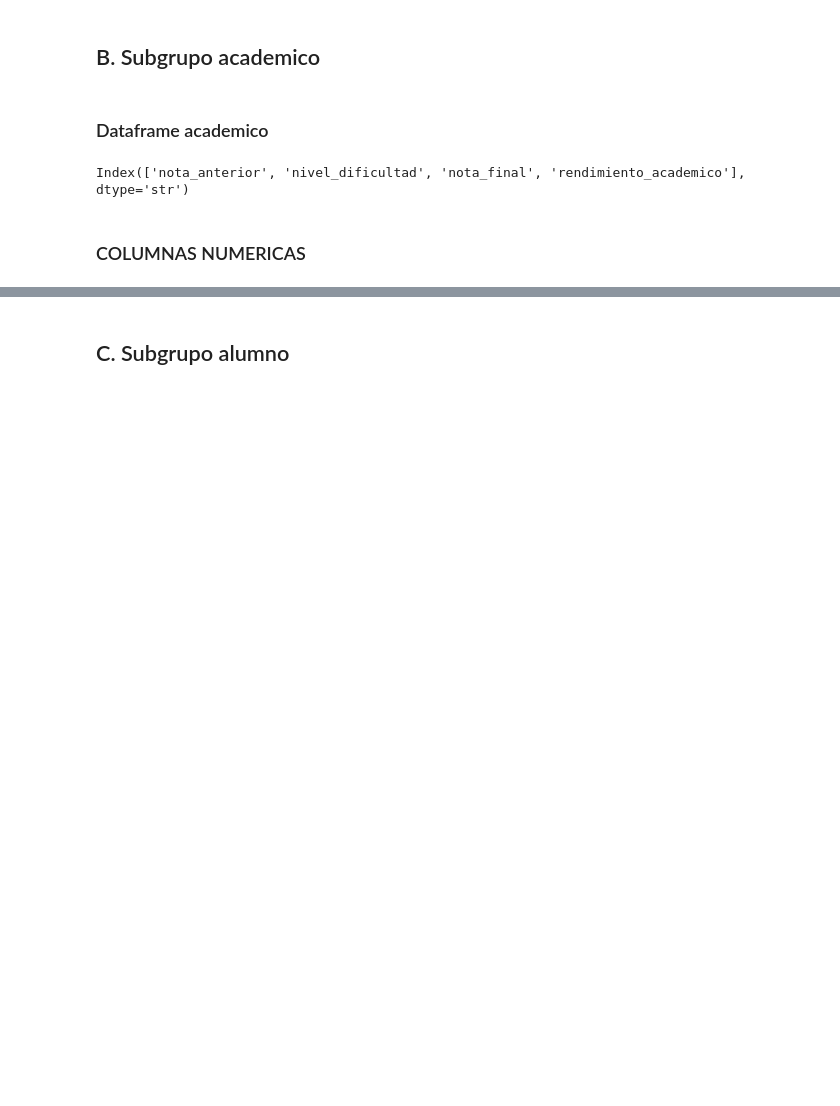
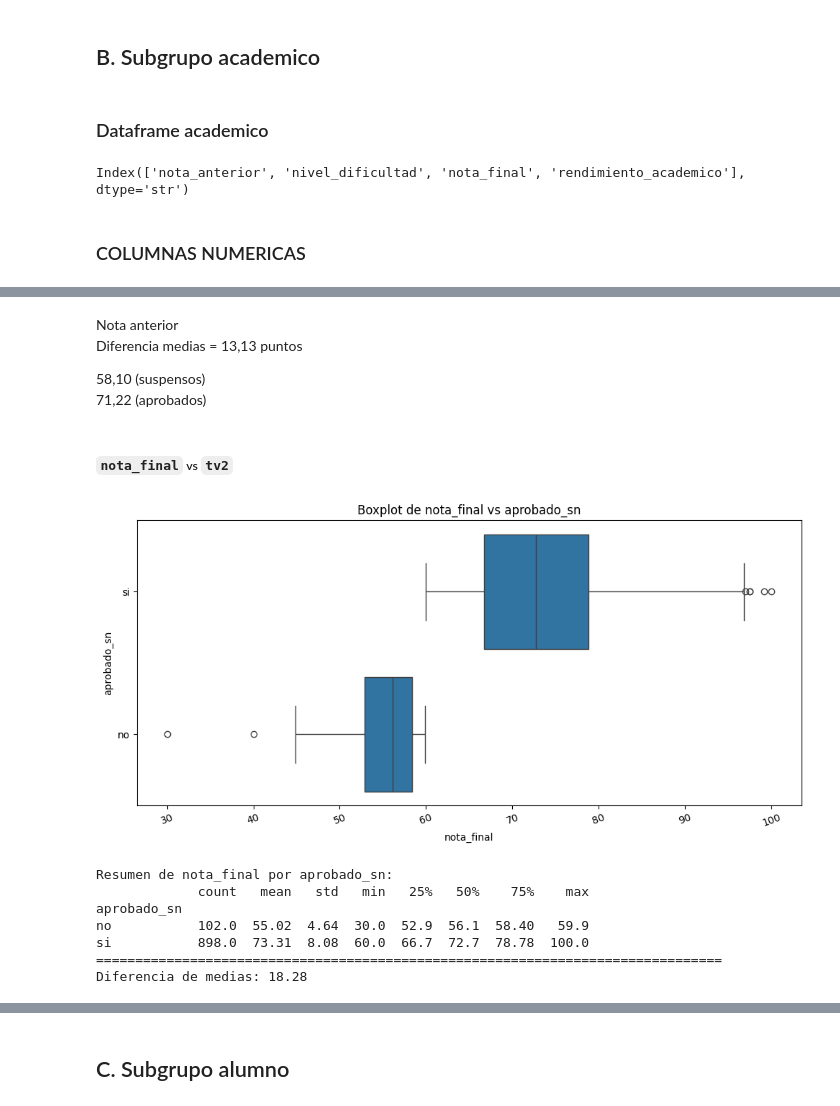
Before and after one commit to FM-Luque/5.DataProyect_Machine_Learning, a Jupyter notebook: notebooks/03_eda.ipynb, the cells around one changed output, grey strips where cells are left out. Saved outputs shown, nothing was run; the diff lists cells and outputs as text; code cells hidden in the pictures; blank space fills up the shorter version.

```diff
--- a/notebooks/03_eda.ipynb
+++ b/notebooks/03_eda.ipynb
@@ -443,0 +524,19 @@ Index(['nota_anterior', 'nivel_dificultad', 'nota_final', 'rendimiento_academico
+# %% [markdown]
+Nota anterior <br>
+Diferencia medias = 13,13 puntos
+
+58,10 (suspensos)<br>
+71,22 (aprobados)
+# %% [markdown]
+##### `nota_final` vs `tv2`
+# %%
+se.boxplot_bivar(escuela,tv_sn,'nota_final')
+# %% [output]
+[figure, added]
+Resumen de nota_final por aprobado_sn:
+             count   mean   std   min   25%   50%    75%    max
+aprobado_sn
+no           102.0  55.02  4.64  30.0  52.9  56.1  58.40   59.9
+si           898.0  73.31  8.08  60.0  66.7  72.7  78.78  100.0
+================================================================================
+Diferencia de medias: 18.28
```
Also changed, not shown: parts of 136 cells of this notebook, 4 other files.
